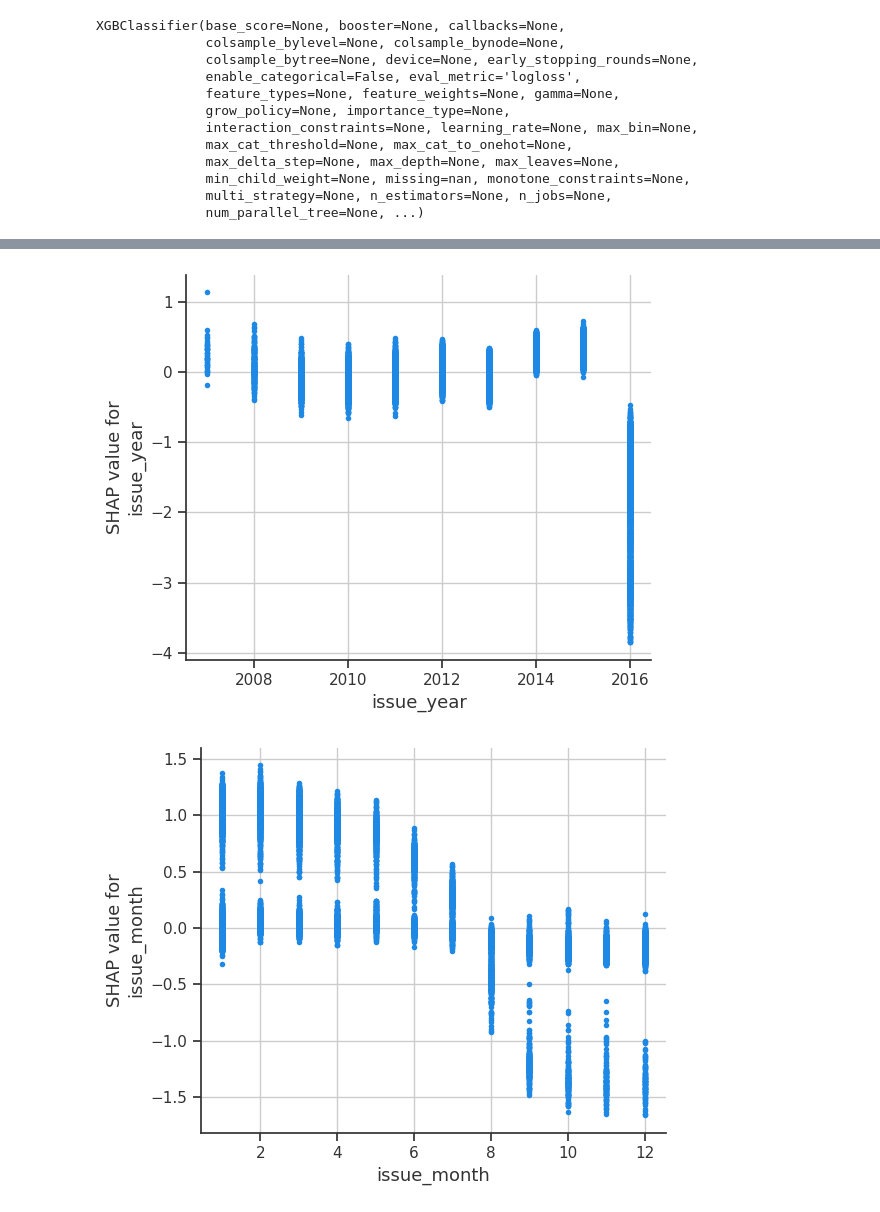
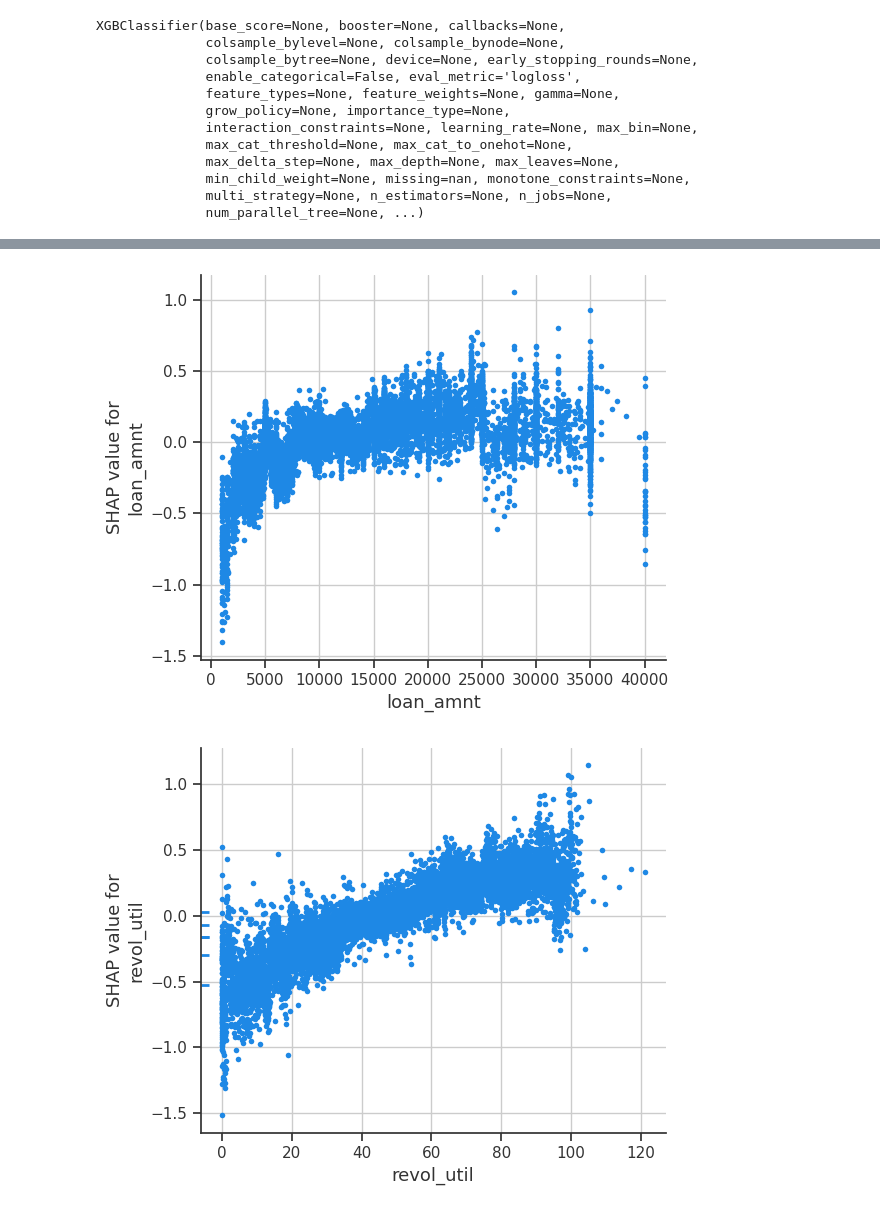
Before and after one commit to 4GeeksAcademy/AK-EA-GG_ProyectoFinalDS-ML, a Jupyter notebook: src/explore.ipynb, the cells around one changed output, grey strips where cells are left out. Saved outputs shown, nothing was run; the diff lists cells and outputs as text; code cells hidden in the pictures.

```diff
--- a/src/explore.ipynb
+++ b/src/explore.ipynb
@@ -33,7 +34,7 @@ from sklearn.metrics import (
 # ==============================
 import shap
 # %%
-df = pd.read_csv('/workspaces/AK-EA-GG_ProyectoFinalDS-ML/data/loan_dataset.csv')
+df = pd.read_csv('../ProyectoFinal4Geeks/loan_dataset_filtered.csv')
 # %%
 # Vista inicial
 print(f"Dimensiones del dataset: {df.shape}")
@@ -116,8 +117,6 @@ plt.show()
 # %%
 # conversion de variables categóricas por mascara
 
-dict_loan_status={"Fully Paid":0, "Charged Off":1}
-dict_initial_list_status = {"w":0, "f":1}
 dict_emp_length = {"< 1 year":0, "1 year ":1,
                    "2 years":2, "3 years":3,
                    "4 years":4, "5 years":5,
@@ -125,8 +124,8 @@ dict_emp_length = {"< 1 year":0, "1 year ":1,
                    "8 years":8, "9 years":9,
                    "10+ years":10}
 
-df["loan_status"] = df["loan_status"].map(dict_loan_status)
-df["initial_list_status"] = df["initial_list_status"].map(dict_initial_list_status)
+df["loan_status"] = df["loan_status"].map({"Fully Paid":0, "Charged Off":1})
+df["initial_list_status"] = df["initial_list_status"].map({"w":0, "f":1})
 df["emp_length"] = df["emp_length"].map(dict_emp_length)
 # %%
 # conversion de term con split y numeric
@@ -137,7 +136,7 @@ df['term'] = pd.to_numeric(df['term'])
 df['state'] = df['address'].str.extract(r',\s*([A-Z]{2})\s*\d{5}')
 # %%
 # conversion de issue_d a datetime
-df['issue_d'] = pd.to_datetime(df['issue_d'], format='%b-%Y')
+df['issue_d'] = pd.to_datetime(df['issue_d'])
 
 # separar columnas en month y year
 df['issue_month'] = df['issue_d'].dt.month
@@ -145,6 +144,7 @@ df['issue_year'] = df['issue_d'].dt.year
 # %%
 # dropeo de columnas innecesarias
 
+df = df.drop("Unnamed: 0", axis=1)
 df = df.drop("grade", axis=1)
 df = df.drop("title", axis=1)
 df = df.drop("earliest_cr_line", axis=1)
@@ -470,7 +470,7 @@ X_test_float = X_test.astype(float)
 shap_values_array = shap_values.values if hasattr(shap_values, "values") else shap_values
 
 # Lista de variables clave para análisis
-variables_clave = ["sub_grade", "annual_inc", "revol_util", "issue_year", "issue_month"]
+variables_clave = ["issue_year", "issue_month", "sub_grade", "loan_amnt", "revol_util"]
 
 # Crear los dependence plots correctamente
 for variable in variables_clave:
@@ -482,5 +482,5 @@ for variable in variables_clave:
-[figure, old version]
+[figure, new version]
-[figure, old version]
+[figure, new version]
 # %%
 # Visualización de las variables más importantes del modelo (por Ganancia)
 plt.figure(figsize=(10, 8))
```
Also changed, not shown: parts of 28 cells of this notebook, 3 other files.
